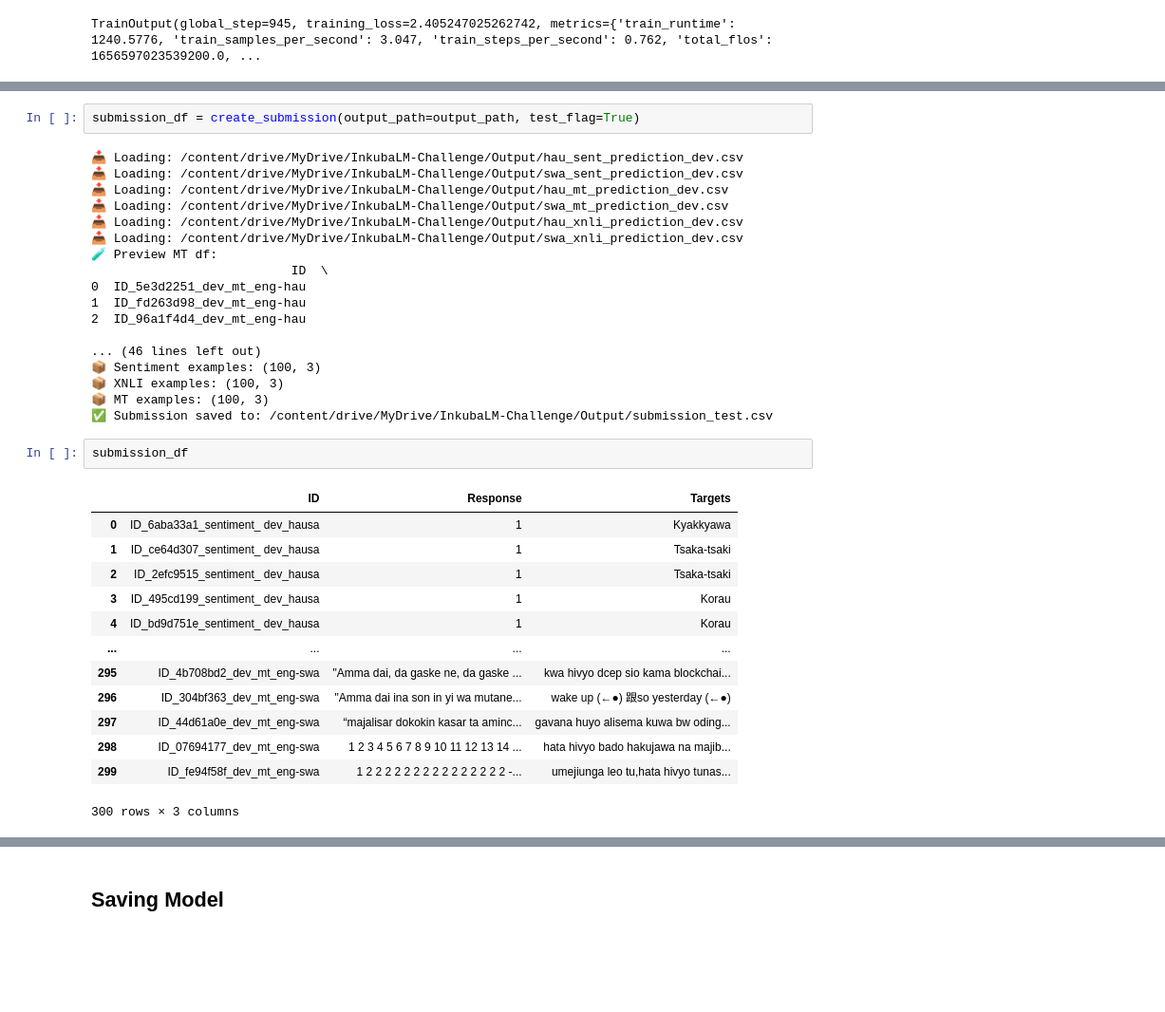
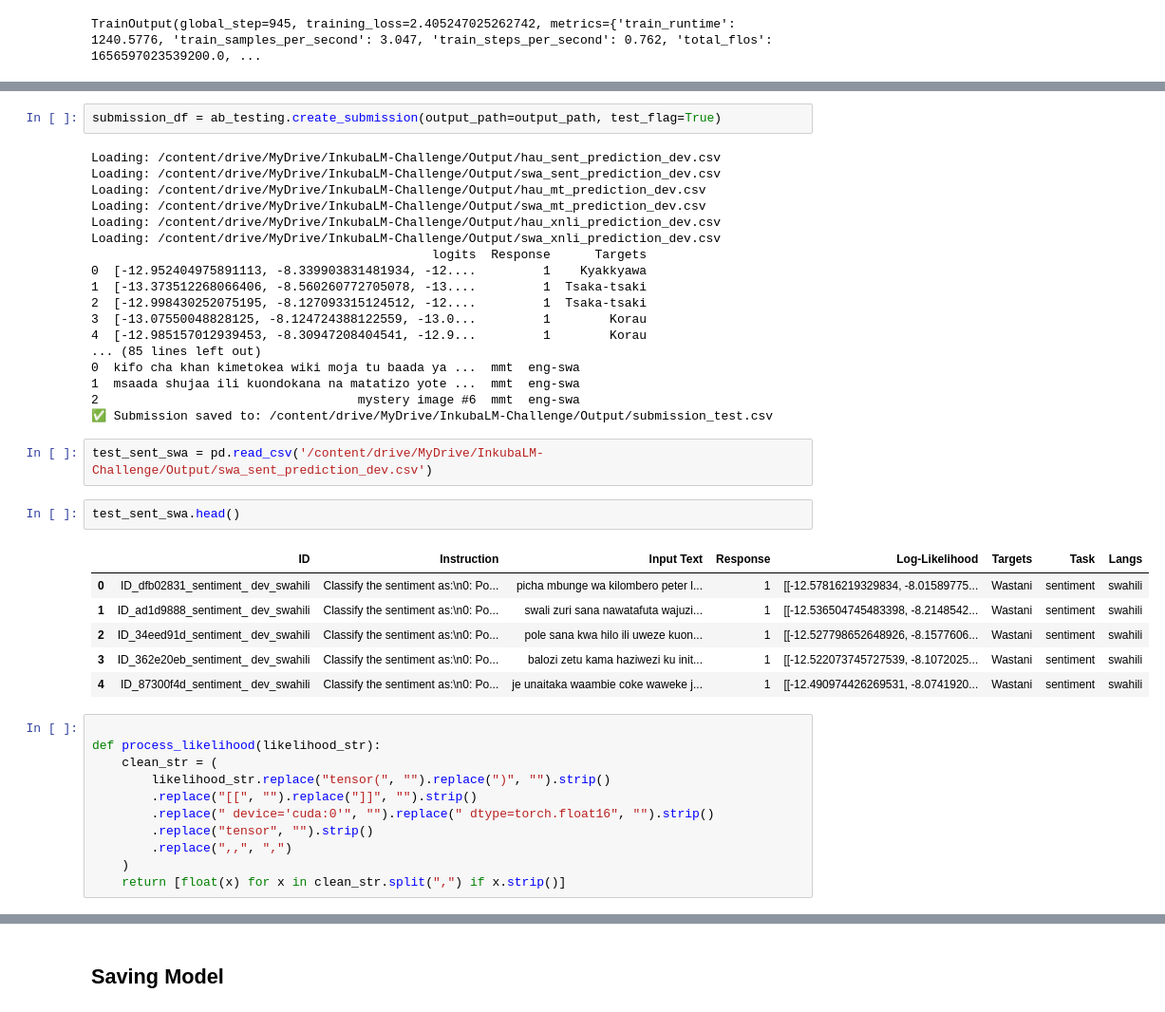
Before and after one commit to melissafasol/InkubaLM-Challenge, a Jupyter notebook: notebooks_EDA/03_ABtesting.ipynb, the cells around one changed output, grey strips where cells are left out. Shown at 95% size. Saved outputs shown, nothing was run; the diff lists cells and outputs as text; blank space fills up the shorter version.

```diff
--- a/notebooks_EDA/03_ABtesting.ipynb
+++ b/notebooks_EDA/03_ABtesting.ipynb
@@ -773,36 +406,42 @@ Setting `pad_token_id` to `eos_token_id`:2 for open-end generation.
 # %%
-submission_df = create_submission(output_path=output_path, test_flag=True)
+submission_df = ab_testing.create_submission(output_path=output_path, test_flag=True)
 # %% [output]
-📥 Loading: /content/drive/MyDrive/InkubaLM-Challenge/Output/hau_sent_prediction_dev.csv
-📥 Loading: /content/drive/MyDrive/InkubaLM-Challenge/Output/swa_sent_prediction_dev.csv
-📥 Loading: /content/drive/MyDrive/InkubaLM-Challenge/Output/hau_mt_prediction_dev.csv
-📥 Loading: /content/drive/MyDrive/InkubaLM-Challenge/Output/swa_mt_prediction_dev.csv
-📥 Loading: /content/drive/MyDrive/InkubaLM-Challenge/Output/hau_xnli_prediction_dev.csv
-📥 Loading: /content/drive/MyDrive/InkubaLM-Challenge/Output/swa_xnli_prediction_dev.csv
-🧪 Preview MT df:
-                           ID  \
-0  ID_5e3d2251_dev_mt_eng-hau
-1  ID_fd263d98_dev_mt_eng-hau
-2  ID_96a1f4d4_dev_mt_eng-hau
-
-... (46 lines left out)
-📦 Sentiment examples: (100, 3)
-📦 XNLI examples: (100, 3)
-📦 MT examples: (100, 3)
+Loading: /content/drive/MyDrive/InkubaLM-Challenge/Output/hau_sent_prediction_dev.csv
+Loading: /content/drive/MyDrive/InkubaLM-Challenge/Output/swa_sent_prediction_dev.csv
+Loading: /content/drive/MyDrive/InkubaLM-Challenge/Output/hau_mt_prediction_dev.csv
+Loading: /content/drive/MyDrive/InkubaLM-Challenge/Output/swa_mt_prediction_dev.csv
+Loading: /content/drive/MyDrive/InkubaLM-Challenge/Output/hau_xnli_prediction_dev.csv
+Loading: /content/drive/MyDrive/InkubaLM-Challenge/Output/swa_xnli_prediction_dev.csv
+                                              logits  Response      Targets
+0  [-12.952404975891113, -8.339903831481934, -12....         1    Kyakkyawa
+1  [-13.373512268066406, -8.560260772705078, -13....         1  Tsaka-tsaki
+2  [-12.998430252075195, -8.127093315124512, -12....         1  Tsaka-tsaki
+3  [-13.07550048828125, -8.124724388122559, -13.0...         1        Korau
+4  [-12.985157012939453, -8.30947208404541, -12.9...         1        Korau
+... (85 lines left out)
+0  kifo cha khan kimetokea wiki moja tu baada ya ...  mmt  eng-swa
+1  msaada shujaa ili kuondokana na matatizo yote ...  mmt  eng-swa
+2                                   mystery image #6  mmt  eng-swa
 ✅ Submission saved to: /content/drive/MyDrive/InkubaLM-Challenge/Output/submission_test.csv
-# %%
-submission_df
-# %% [output]
-|  | ID | Response | Targets |
-| 0 | ID_6aba33a1_sentiment_ dev_hausa | 1 | Kyakkyawa |
-| 1 | ID_ce64d307_sentiment_ dev_hausa | 1 | Tsaka-tsaki |
-| 2 | ID_2efc9515_sentiment_ dev_hausa | 1 | Tsaka-tsaki |
-| 3 | ID_495cd199_sentiment_ dev_hausa | 1 | Korau |
-| 4 | ID_bd9d751e_sentiment_ dev_hausa | 1 | Korau |
-| ... | ... | ... | ... |
-| 295 | ID_4b708bd2_dev_mt_eng-swa | "Amma dai, da gaske ne, da gaske ... | kwa hivyo dcep sio kama blockchai... |
-| 296 | ID_304bf363_dev_mt_eng-swa | "Amma dai ina son in yi wa mutane... | wake up (←●) 跟so yesterday (←●) |
-| 297 | ID_44d61a0e_dev_mt_eng-swa | “majalisar dokokin kasar ta aminc... | gavana huyo alisema kuwa bw oding... |
-| 298 | ID_07694177_dev_mt_eng-swa | 1 2 3 4 5 6 7 8 9 10 11 12 13 14 ... | hata hivyo bado hakujawa na majib... |
-| 299 | ID_fe94f58f_dev_mt_eng-swa | 1 2 2 2 2 2 2 2 2 2 2 2 2 2 2 2 -... | umejiunga leo tu,hata hivyo tunas... |
-300 rows × 3 columns
+# %%
+test_sent_swa = pd.read_csv('/content/drive/MyDrive/InkubaLM-Challenge/Output/swa_sent_prediction_dev.csv')
+# %%
+test_sent_swa.head()
+# %% [output]
+|  | ID | Instruction | Input Text | Response | Log-Likelihood | Targets | Task | Langs |
+| 0 | ID_dfb02831_sentiment_ dev_swahili | Classify the sentiment as:\n0: Po... | picha mbunge wa kilombero peter l... | 1 | [[-12.57816219329834, -8.01589775... | Wastani | sentiment | swahili |
+| 1 | ID_ad1d9888_sentiment_ dev_swahili | Classify the sentiment as:\n0: Po... | swali zuri sana nawatafuta wajuzi... | 1 | [[-12.536504745483398, -8.2148542... | Wastani | sentiment | swahili |
+| 2 | ID_34eed91d_sentiment_ dev_swahili | Classify the sentiment as:\n0: Po... | pole sana kwa hilo ili uweze kuon... | 1 | [[-12.527798652648926, -8.1577606... | Wastani | sentiment | swahili |
+| 3 | ID_362e20eb_sentiment_ dev_swahili | Classify the sentiment as:\n0: Po... | balozi zetu kama haziwezi ku init... | 1 | [[-12.522073745727539, -8.1072025... | Wastani | sentiment | swahili |
+| 4 | ID_87300f4d_sentiment_ dev_swahili | Classify the sentiment as:\n0: Po... | je unaitaka waambie coke waweke j... | 1 | [[-12.490974426269531, -8.0741920... | Wastani | sentiment | swahili |
+# %%
+
+def process_likelihood(likelihood_str):
+    clean_str = (
+        likelihood_str.replace("tensor(", "").replace(")", "").strip()
+        .replace("[[", "").replace("]]", "").strip()
+        .replace(" device='cuda:0'", "").replace(" dtype=torch.float16", "").strip()
+        .replace("tensor", "").strip()
+        .replace(",,", ",")
+    )
+    return [float(x) for x in clean_str.split(",") if x.strip()]
```
Also changed, not shown: parts of 33 cells of this notebook.
